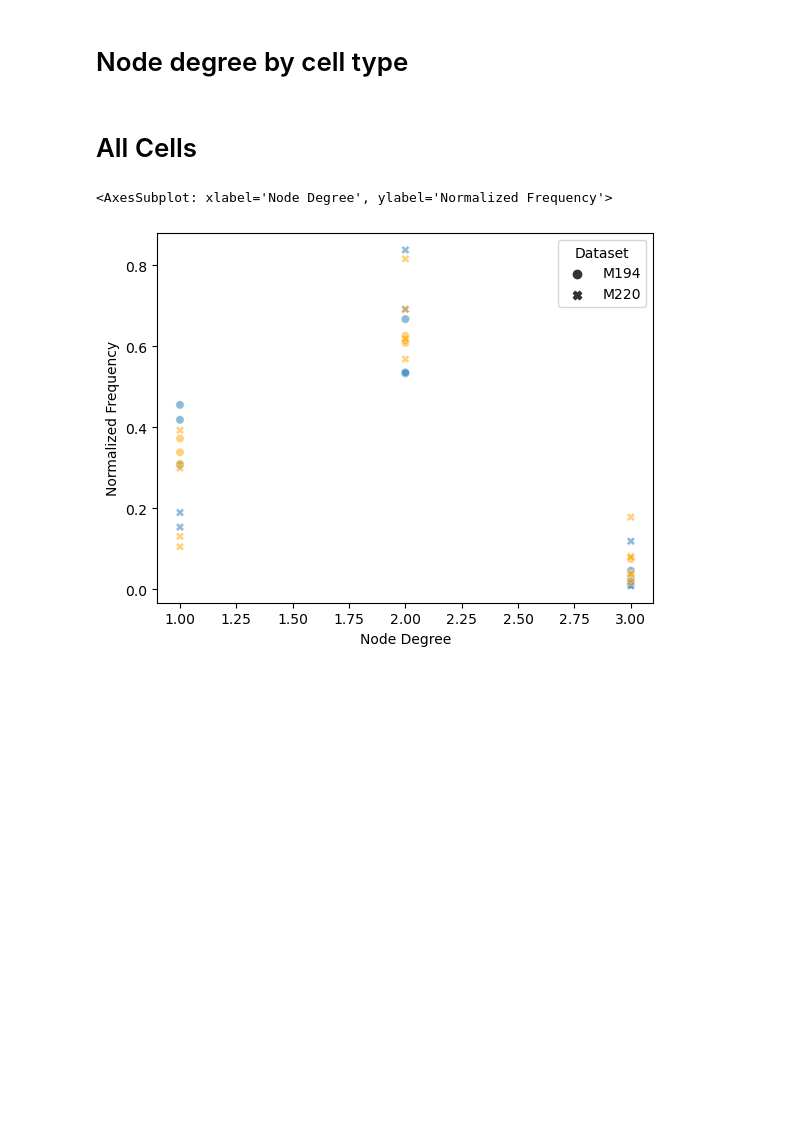
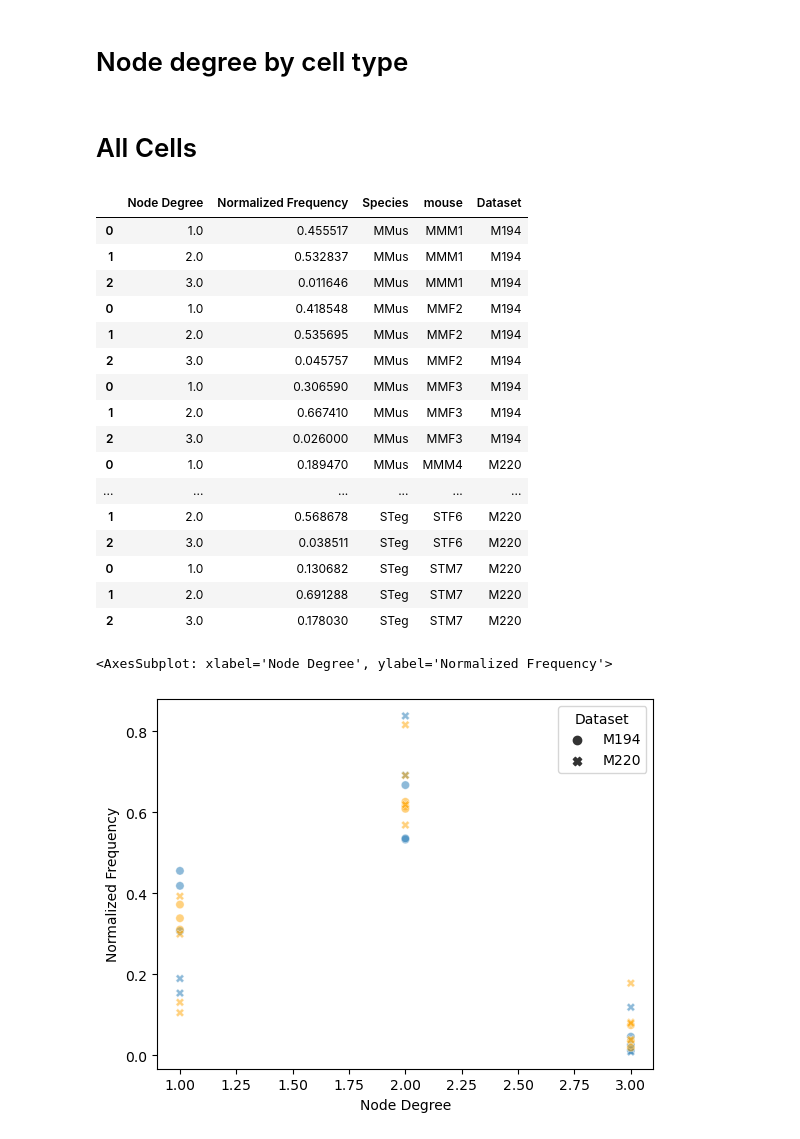
Before and after one commit to eisko/MAPseq_analysis, a Jupyter notebook: M194_M220_OMC_SC2.ipynb, the cells around one changed output. Cells and saved outputs as stored; diff of their text form; code cells hidden in the pictures; blank space fills up the shorter version.

```diff
--- a/M194_M220_OMC_SC2.ipynb
+++ b/M194_M220_OMC_SC2.ipynb
@@ -132,7 +132,12 @@ def df_to_nodes(df_list, drop = ["OMCi", "type"], mice=None, species=None, datas
         nodes = int_df.sum(axis=1)
         node_counts = nodes.value_counts().sort_index()
         node_proportion = node_counts/node_counts.sum()
+        total = node_counts.sum()
+
+
+
         df_save = pd.DataFrame(node_proportion, columns=["Normalized Frequency"]).reset_index(names="Node Degree")
+        df_save["Total of cell type"] = total
         df_save["Species"] = species
         df_save["mouse"] = mice[i]
         df_save["Dataset"] = datasets[i]
@@ -251,6 +256,27 @@ mm_pt_nodes = df_to_nodes(omc_pt_mm, drop=["OMCi"], mice=mice_mm, species="MMus"
 st_pt_nodes = df_to_nodes(omc_pt_st, drop=["OMCi"], mice=mice_st, species="STeg", datasets=dataset_st)
 # %% [markdown]
 # All Cells
+# %%
+plot = pd.concat([mm_it_nodes, st_it_nodes])
+plot
+# %% [output]
+|  | Node Degree | Normalized Frequency | Species | mouse | Dataset |
+| 0 | 1.0 | 0.455517 | MMus | MMM1 | M194 |
+| 1 | 2.0 | 0.532837 | MMus | MMM1 | M194 |
+| 2 | 3.0 | 0.011646 | MMus | MMM1 | M194 |
+| 0 | 1.0 | 0.418548 | MMus | MMF2 | M194 |
+| 1 | 2.0 | 0.535695 | MMus | MMF2 | M194 |
+| 2 | 3.0 | 0.045757 | MMus | MMF2 | M194 |
+| 0 | 1.0 | 0.306590 | MMus | MMF3 | M194 |
+| 1 | 2.0 | 0.667410 | MMus | MMF3 | M194 |
+| 2 | 3.0 | 0.026000 | MMus | MMF3 | M194 |
+| 0 | 1.0 | 0.189470 | MMus | MMM4 | M220 |
+| ... | ... | ... | ... | ... | ... |
+| 1 | 2.0 | 0.568678 | STeg | STF6 | M220 |
+| 2 | 3.0 | 0.038511 | STeg | STF6 | M220 |
+| 0 | 1.0 | 0.130682 | STeg | STM7 | M220 |
+| 1 | 2.0 | 0.691288 | STeg | STM7 | M220 |
+| 2 | 3.0 | 0.178030 | STeg | STM7 | M220 |
 # %%
 plot = pd.concat([mm_it_nodes, st_it_nodes])
 
```
Also changed, not shown: parts of 7 cells of this notebook.
